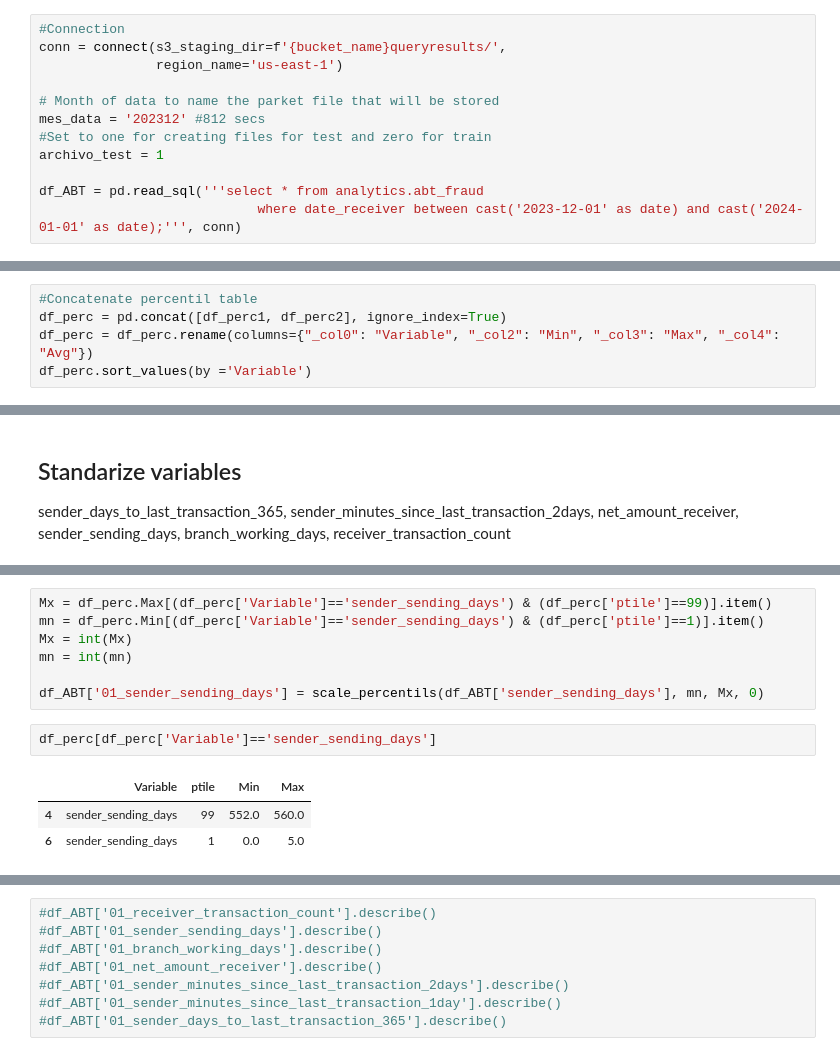
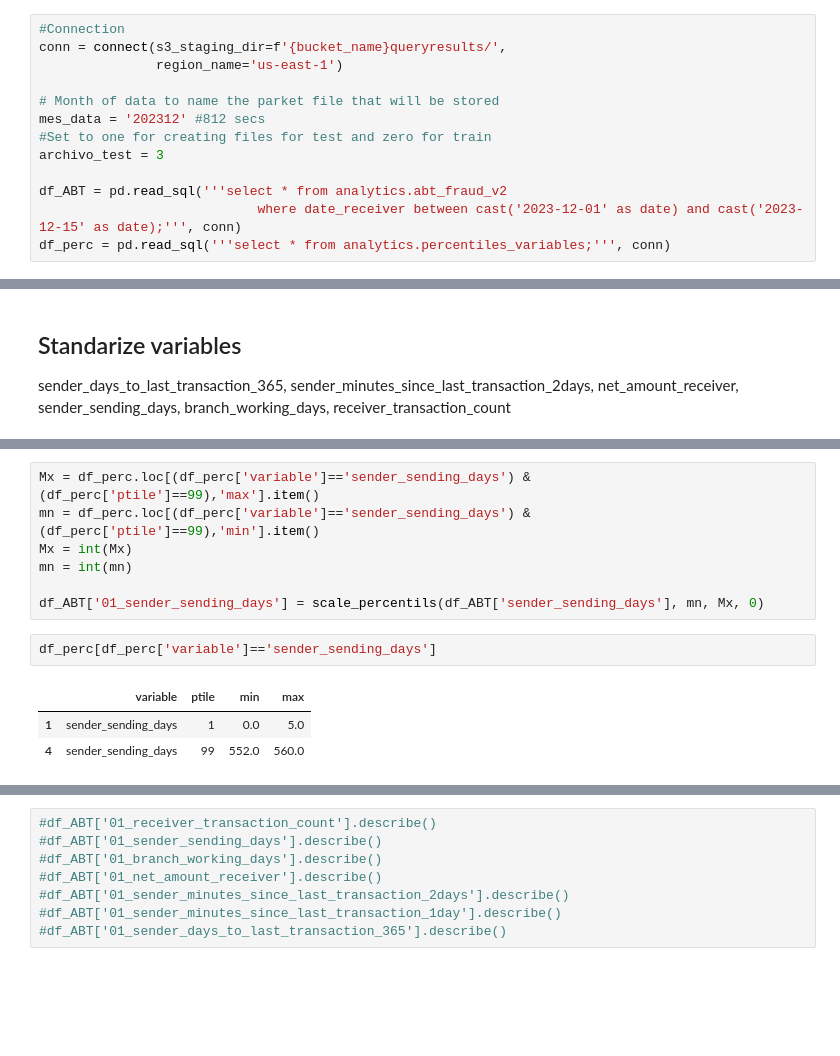
Before and after one commit to Magdaorozco644/ModelosAIm-dev, a Jupyter notebook: Analytics/5.Fraud/01-InputModelo-NuevasVar.ipynb, the cells around one changed output, grey strips where cells are left out. Saved outputs shown, nothing was run; the diff lists cells and outputs as text; blank space fills up the shorter version.

```diff
--- a/Analytics/5.Fraud/01-InputModelo-NuevasVar.ipynb
+++ b/Analytics/5.Fraud/01-InputModelo-NuevasVar.ipynb
@@ -76,10 +76,11 @@ conn = connect(s3_staging_dir=f'{bucket_name}queryresults/',
 # Month of data to name the parket file that will be stored
 mes_data = '202312' #812 secs
 #Set to one for creating files for test and zero for train
-archivo_test = 1
+archivo_test = 3
 
-df_ABT = pd.read_sql('''select * from analytics.abt_fraud
-                            where date_receiver between cast('2023-12-01' as date) and cast('2024-01-01' as date);''', conn)
+df_ABT = pd.read_sql('''select * from analytics.abt_fraud_v2
+                            where date_receiver between cast('2023-12-01' as date) and cast('2023-12-15' as date);''', conn)
+df_perc = pd.read_sql('''select * from analytics.percentiles_variables;''', conn)
 # %% [markdown]
 Vieja query de ABT <br>
 df_ABT = pd.read_sql('''select abt.*
@@ -171,5 +93,0 @@ group by ptile;''',conn)
-# %%
-#Concatenate percentil table
-df_perc = pd.concat([df_perc1, df_perc2], ignore_index=True)
-df_perc = df_perc.rename(columns={"_col0": "Variable", "_col2": "Min", "_col3": "Max", "_col4": "Avg"})
-df_perc.sort_values(by ='Variable')
@@ -357,16 +354,16 @@ sns.histplot(data=df_ABT, x="01_receiver_transaction_count", ax = axs[1])
 # %%
-Mx = df_perc.Max[(df_perc['Variable']=='sender_sending_days') & (df_perc['ptile']==99)].item()
-mn = df_perc.Min[(df_perc['Variable']=='sender_sending_days') & (df_perc['ptile']==1)].item()
+Mx = df_perc.loc[(df_perc['variable']=='sender_sending_days') & (df_perc['ptile']==99),'max'].item()
+mn = df_perc.loc[(df_perc['variable']=='sender_sending_days') & (df_perc['ptile']==99),'min'].item()
 Mx = int(Mx)
 mn = int(mn)
 
 df_ABT['01_sender_sending_days'] = scale_percentils(df_ABT['sender_sending_days'], mn, Mx, 0)
 # %%
-df_perc[df_perc['Variable']=='sender_sending_days']
+df_perc[df_perc['variable']=='sender_sending_days']
 # %% [output]
-|  | Variable | ptile | Min | Max |
+|  | variable | ptile | min | max |
+| 1 | sender_sending_days | 1 | 0.0 | 5.0 |
 | 4 | sender_sending_days | 99 | 552.0 | 560.0 |
-| 6 | sender_sending_days | 1 | 0.0 | 5.0 |
 # %%
 fig, axs = plt.subplots(1,2,figsize = (12, 4))
 sns.histplot(data=df_ABT, x="sender_sending_days", ax = axs[0])
```
Also changed, not shown: parts of 24 cells of this notebook.
